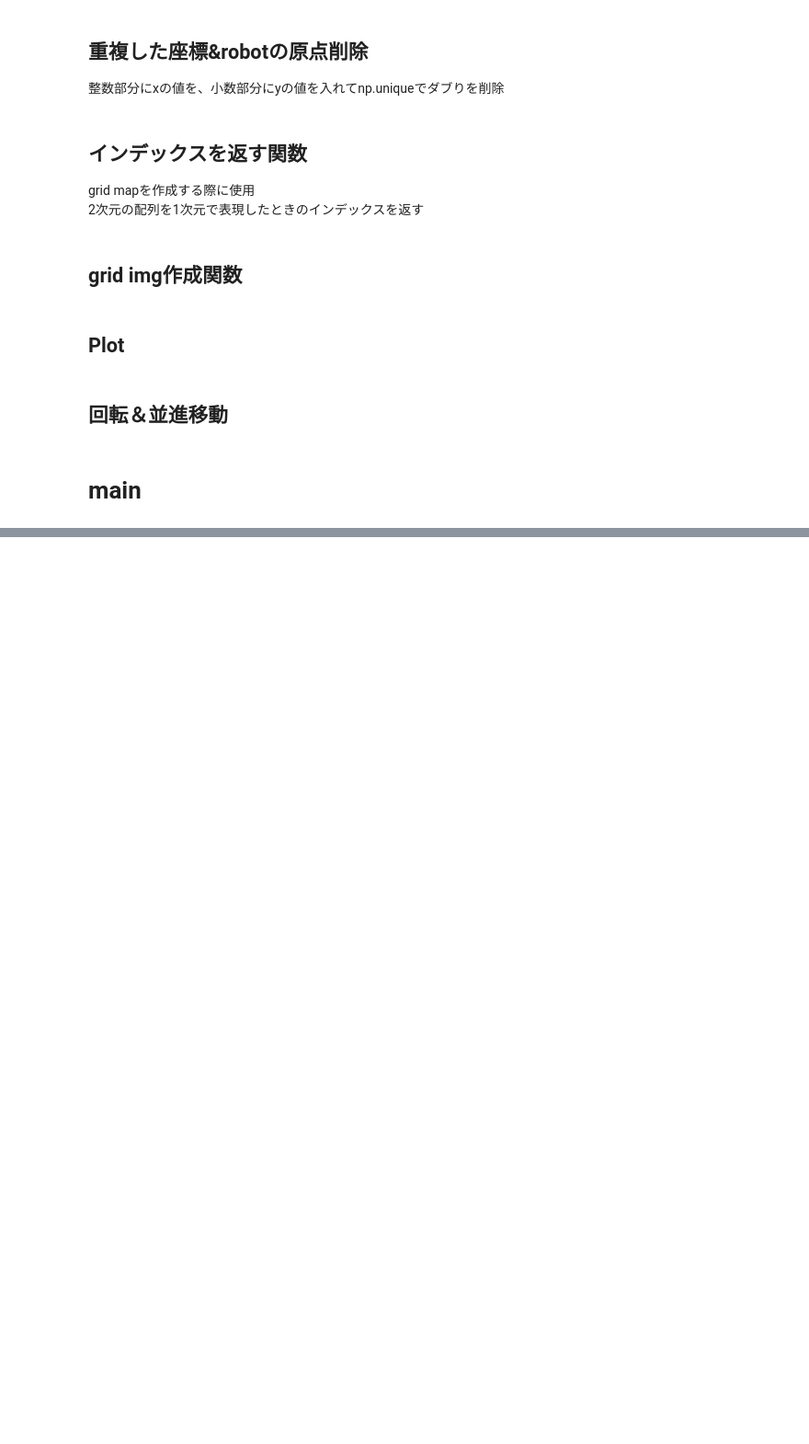
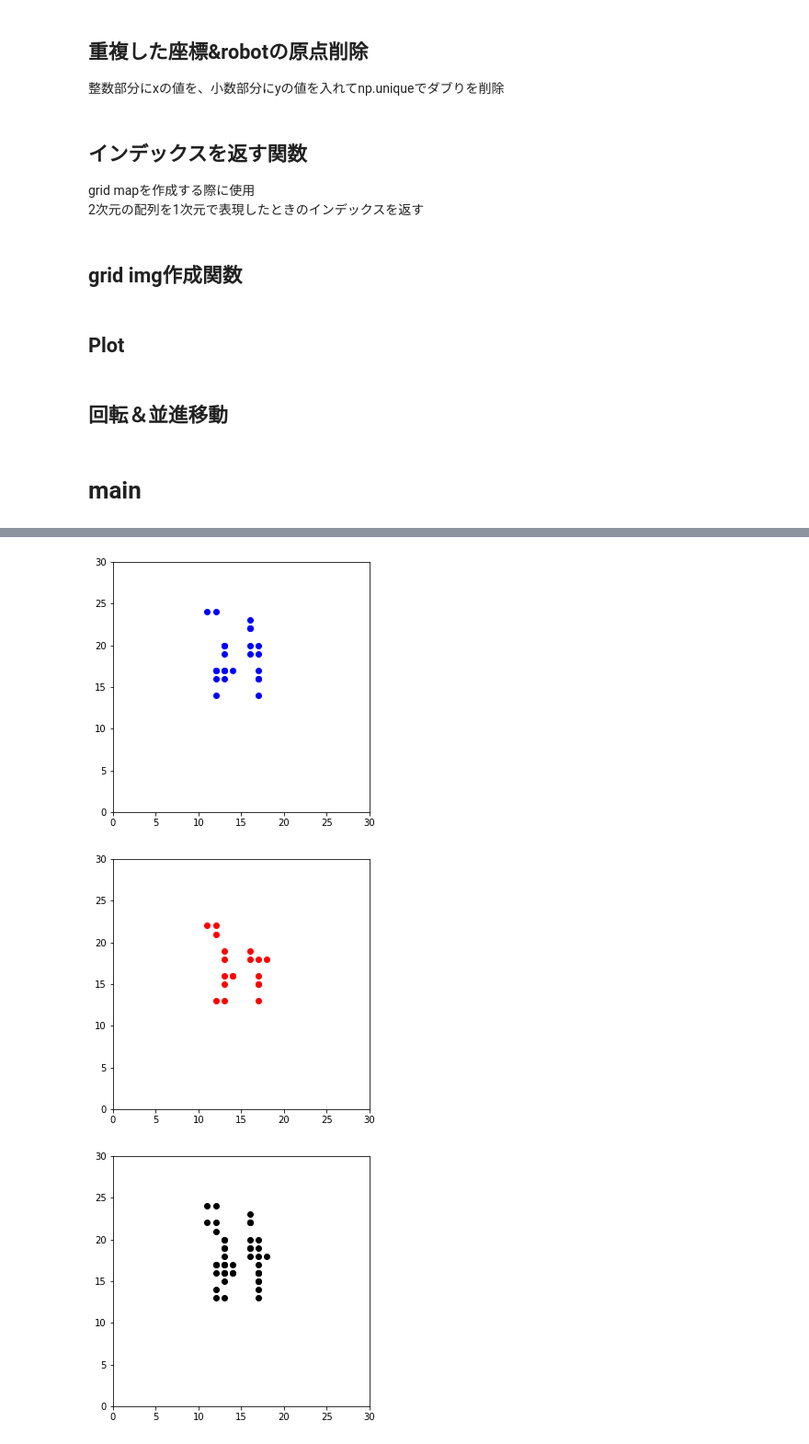
Before and after one commit to tiger0421/junctionRecognition, a Jupyter notebook: pltURG.ipynb, the cells around one changed output, grey strips where cells are left out. Shown at 92% size. Cells and saved outputs as stored; diff of their text form; code cells hidden in the pictures; blank space fills up the shorter version.

```diff
--- a/pltURG.ipynb
+++ b/pltURG.ipynb
@@ -159,0 +191,19 @@ plt.show
+# %%
+merged_point_cloud_x = np.append(prev_trans_point_cloud_x, point_cloud_x_unique)
+merged_point_cloud_y = np.append(prev_trans_point_cloud_y, point_cloud_y_unique)
+
+plot_point_cloud(prev_trans_point_cloud_x, prev_trans_point_cloud_y, color="b")
+plot_point_cloud(point_cloud_x_unique, point_cloud_y_unique, color="r")
+plot_point_cloud(merged_point_cloud_x, merged_point_cloud_y)
+
+merged_point_cloud_x_unique, merged_point_cloud_y_unique = unique_point_cloud(merged_point_cloud_x, merged_point_cloud_y)
+plot_point_cloud(merged_point_cloud_x_unique, merged_point_cloud_y_unique)
+
+merged_grid_map = make_grid_map(merged_point_cloud_x, merged_point_cloud_y)
+plt.imshow(merged_grid_map)
+plt.gray()
+plt.show()
+# %% [output]
+[figure, added]
+[figure, added]
+[figure, added]
```
Also changed, not shown: parts of 12 cells of this notebook.
